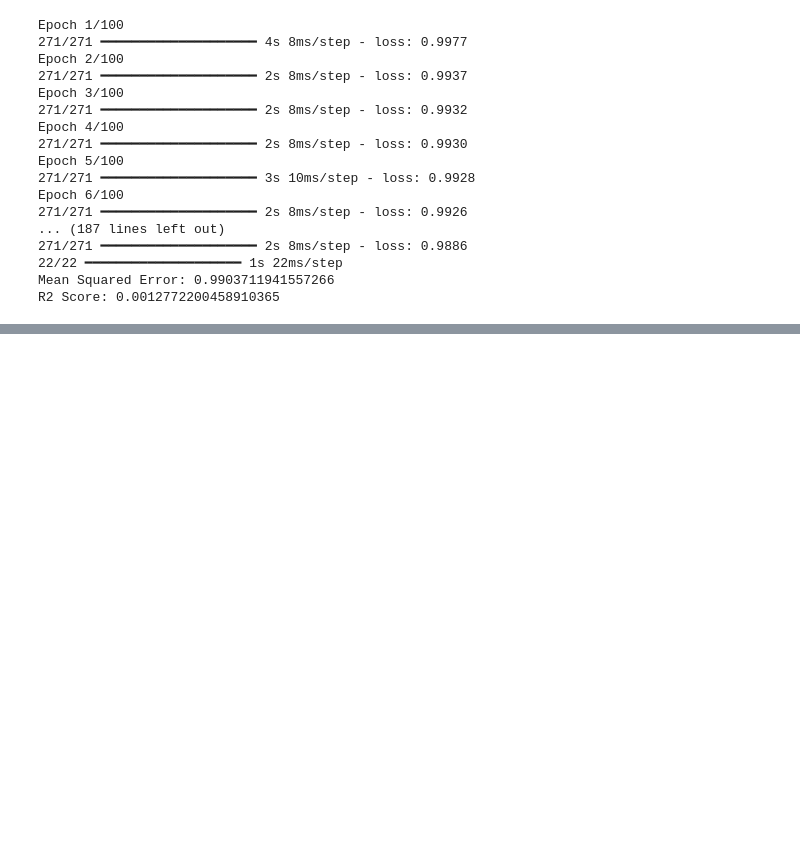
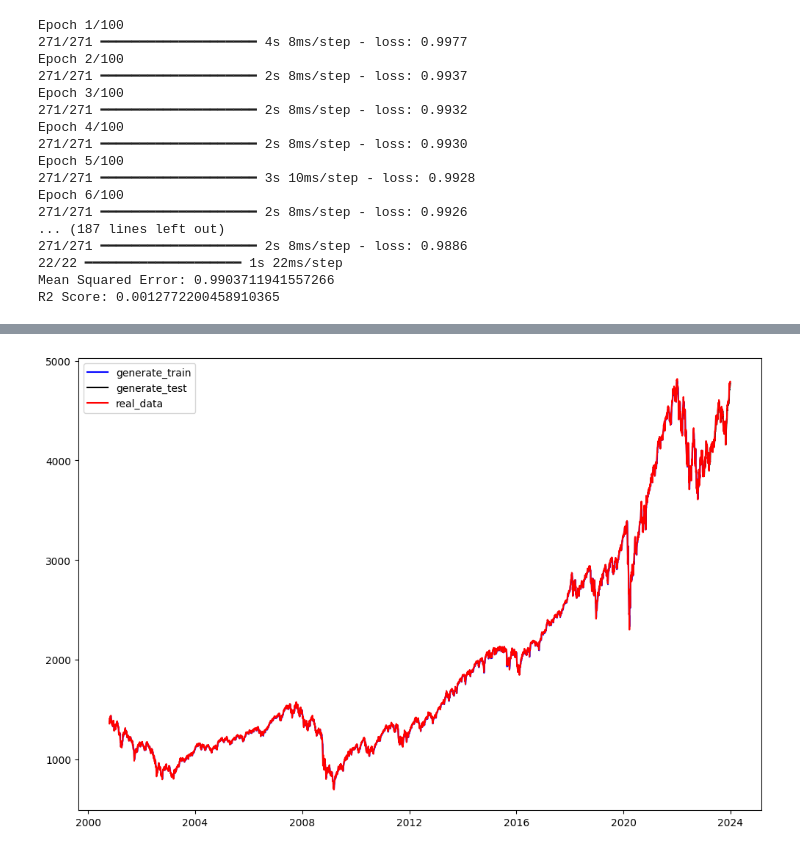
Before and after one commit to ACM40960/project-QianSandeep, a Jupyter notebook: Project/Machine Learning.ipynb, the cells around one changed output, grey strips where cells are left out. Drawn from its saved outputs; the diff is of its cells as text; code cells hidden in the pictures; blank space fills up the shorter version.

```diff
--- a/Project/Machine Learning.ipynb
+++ b/Project/Machine Learning.ipynb
@@ -348,0 +934,38 @@ Then we use same features for  -->
+# %%
+rnn = LSTM()
+
+rnn = torch.load('model.pkl')
+# %%
+generate_data_train = []
+generate_data_test = []
+
+# 测试数据开始的索引
+test_start = len(all_series)-250
+
+# 对所有的数据进行相同的归一化
+all_series = (all_series - train_mean) / train_std
+all_series = torch.Tensor(all_series)
+
+for i in range(7, len(all_series)):
+    x = all_series[i - 7:i]
+    # 将 x 填充到 (bs, ts, is) 中的 timesteps
+    x = torch.unsqueeze(torch.unsqueeze(x, dim=0), dim=2)
+
+    if torch.cuda.is_available():
+        x = x.cuda()
+
+    y = rnn(x)
+
+    if i < test_start:
+        generate_data_train.append(torch.squeeze(y.cpu()).detach().numpy() * train_std + train_mean)
+    else:
+        generate_data_test.append(torch.squeeze(y.cpu()).detach().numpy() * train_std + train_mean)
+
+plt.figure(figsize=(12,8))
+plt.plot(df_index[7: -250], generate_data_train, 'b', label='generate_train', )
+plt.plot(df_index[-250:], generate_data_test, 'k', label='generate_test')
+plt.plot(df_index, all_series.clone().numpy()* train_std + train_mean, 'r', label='real_data')
+plt.legend()
+plt.show()
+# %% [output]
+[figure, added]
```
Also changed, not shown: parts of 22 cells of this notebook.
